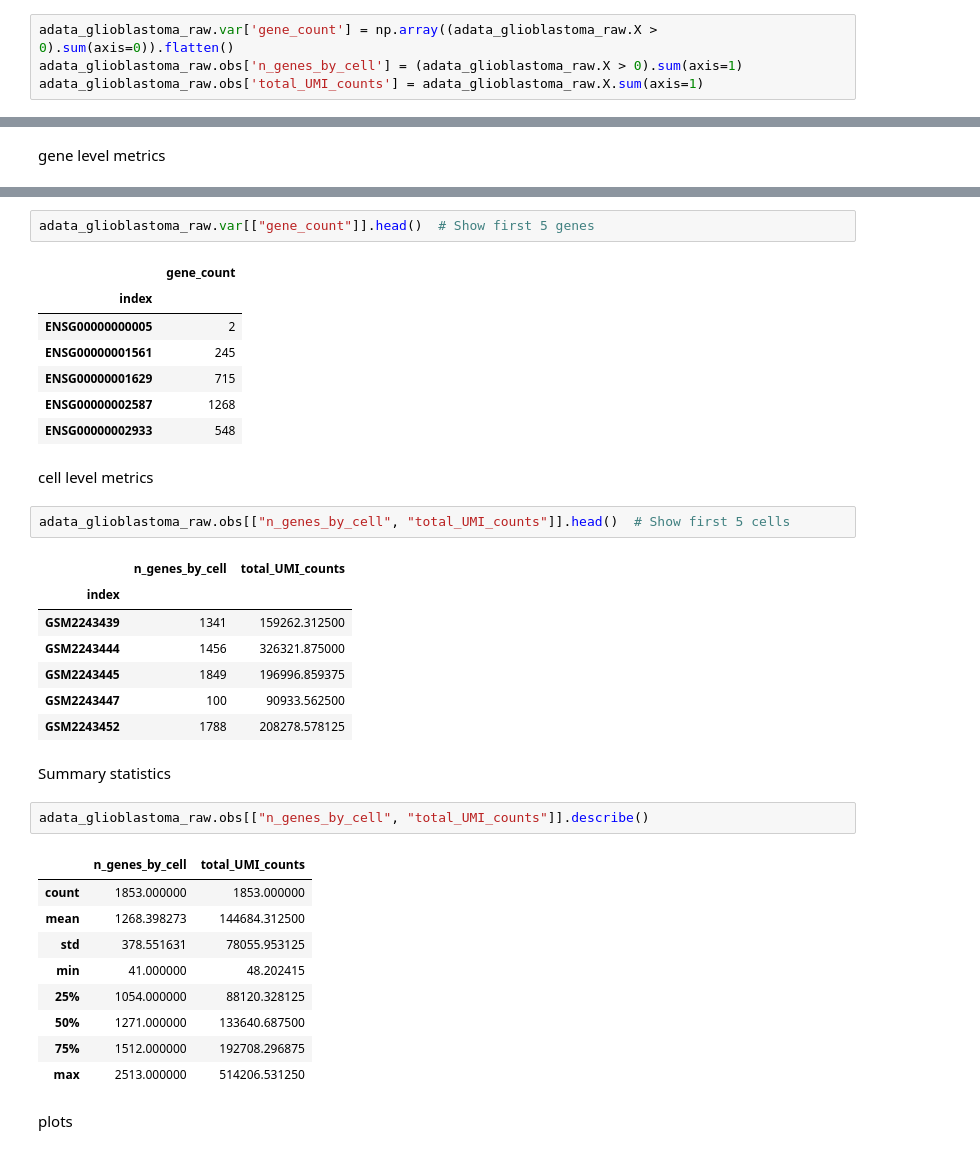
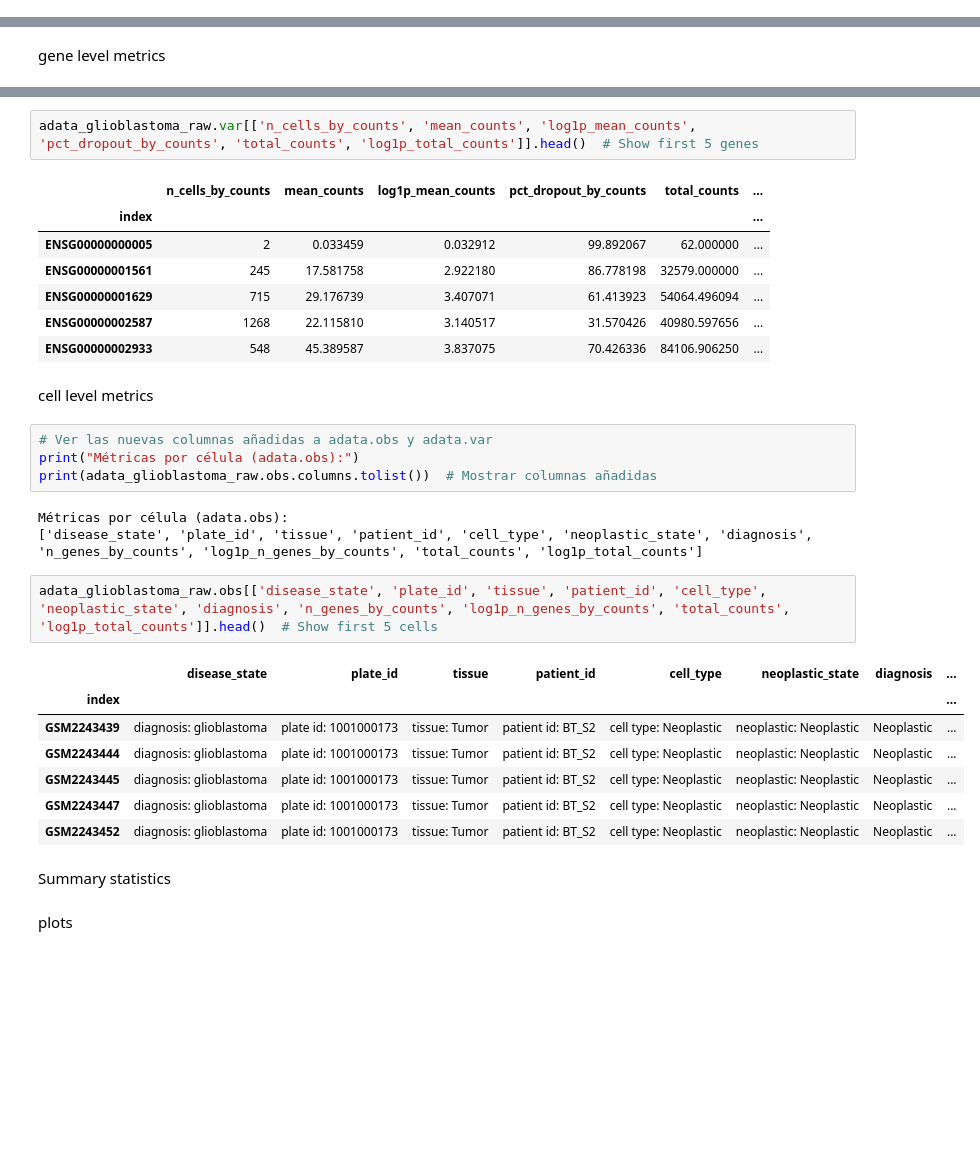
Before and after one commit to henrysaenz/eda_rna, a Jupyter notebook: _sources/raw_data.ipynb, the cells around one changed output, grey strips where cells are left out. Cells and saved outputs as stored; diff of their text form; blank space fills up the shorter version.

```diff
--- a/_sources/raw_data.ipynb
+++ b/_sources/raw_data.ipynb
@@ -75,7 +75,3 @@ print(f'Number of genes: {adata_glioblastoma_raw.n_vars}')
 The data contains the following cells and gene count:
 Number of cells: 1853
 Number of genes: 7683
-# %%
-adata_glioblastoma_raw.var['gene_count'] = np.array((adata_glioblastoma_raw.X > 0).sum(axis=0)).flatten()
-adata_glioblastoma_raw.obs['n_genes_by_cell'] = (adata_glioblastoma_raw.X > 0).sum(axis=1)
-adata_glioblastoma_raw.obs['total_UMI_counts'] = adata_glioblastoma_raw.X.sum(axis=1)
@@ -84,39 +92,34 @@ gene level metrics
 # %%
-adata_glioblastoma_raw.var[["gene_count"]].head()  # Show first 5 genes
+adata_glioblastoma_raw.var[['n_cells_by_counts', 'mean_counts', 'log1p_mean_counts', 'pct_dropout_by_counts', 'total_counts', 'log1p_total_counts']].head()  # Show first 5 genes
 # %% [output]
-|  | gene_count |
-| index |  |
-| ENSG00000000005 | 2 |
-| ENSG00000001561 | 245 |
-| ENSG00000001629 | 715 |
-| ENSG00000002587 | 1268 |
-| ENSG00000002933 | 548 |
+|  | n_cells_by_counts | mean_counts | log1p_mean_counts | pct_dropout_by_counts | total_counts | ... |
+| index |  |  |  |  |  | ... |
+| ENSG00000000005 | 2 | 0.033459 | 0.032912 | 99.892067 | 62.000000 | ... |
+| ENSG00000001561 | 245 | 17.581758 | 2.922180 | 86.778198 | 32579.000000 | ... |
+| ENSG00000001629 | 715 | 29.176739 | 3.407071 | 61.413923 | 54064.496094 | ... |
+| ENSG00000002587 | 1268 | 22.115810 | 3.140517 | 31.570426 | 40980.597656 | ... |
+| ENSG00000002933 | 548 | 45.389587 | 3.837075 | 70.426336 | 84106.906250 | ... |
 # %% [markdown]
 cell level metrics
+# %%
+# Ver las nuevas columnas añadidas a adata.obs y adata.var
+print("Métricas por célula (adata.obs):")
+print(adata_glioblastoma_raw.obs.columns.tolist())  # Mostrar columnas añadidas
+# %% [output]
+Métricas por célula (adata.obs):
+['disease_state', 'plate_id', 'tissue', 'patient_id', 'cell_type', 'neoplastic_state', 'diagnosis', 'n_genes_by_counts', 'log1p_n_genes_by_counts', 'total_counts', 'log1p_total_counts']
 # %%
-adata_glioblastoma_raw.obs[["n_genes_by_cell", "total_UMI_counts"]].head()  # Show first 5 cells
+adata_glioblastoma_raw.obs[['disease_state', 'plate_id', 'tissue', 'patient_id', 'cell_type', 'neoplastic_state', 'diagnosis', 'n_genes_by_counts', 'log1p_n_genes_by_counts', 'total_counts', 'log1p_total_counts']].head()  # Show first 5 cells
 # %% [output]
-|  | n_genes_by_cell | total_UMI_counts |
-| index |  |  |
-| GSM2243439 | 1341 | 159262.312500 |
-| GSM2243444 | 1456 | 326321.875000 |
-| GSM2243445 | 1849 | 196996.859375 |
-| GSM2243447 | 100 | 90933.562500 |
-| GSM2243452 | 1788 | 208278.578125 |
+|  | disease_state | plate_id | tissue | patient_id | cell_type | neoplastic_state | diagnosis | ... |
+| index |  |  |  |  |  |  |  | ... |
+| GSM2243439 | diagnosis: glioblastoma | plate id: 1001000173 | tissue: Tumor | patient id: BT_S2 | cell type: Neoplastic | neoplastic: Neoplastic | Neoplastic | ... |
+| GSM2243444 | diagnosis: glioblastoma | plate id: 1001000173 | tissue: Tumor | patient id: BT_S2 | cell type: Neoplastic | neoplastic: Neoplastic | Neoplastic | ... |
+| GSM2243445 | diagnosis: glioblastoma | plate id: 1001000173 | tissue: Tumor | patient id: BT_S2 | cell type: Neoplastic | neoplastic: Neoplastic | Neoplastic | ... |
+| GSM2243447 | diagnosis: glioblastoma | plate id: 1001000173 | tissue: Tumor | patient id: BT_S2 | cell type: Neoplastic | neoplastic: Neoplastic | Neoplastic | ... |
+| GSM2243452 | diagnosis: glioblastoma | plate id: 1001000173 | tissue: Tumor | patient id: BT_S2 | cell type: Neoplastic | neoplastic: Neoplastic | Neoplastic | ... |
 # %% [markdown]
 Summary statistics
-# %%
-adata_glioblastoma_raw.obs[["n_genes_by_cell", "total_UMI_counts"]].describe()
-# %% [output]
-|  | n_genes_by_cell | total_UMI_counts |
-| count | 1853.000000 | 1853.000000 |
-| mean | 1268.398273 | 144684.312500 |
-| std | 378.551631 | 78055.953125 |
-| min | 41.000000 | 48.202415 |
-| 25% | 1054.000000 | 88120.328125 |
-| 50% | 1271.000000 | 133640.687500 |
-| 75% | 1512.000000 | 192708.296875 |
-| max | 2513.000000 | 514206.531250 |
 # %% [markdown]
 plots
 # %%
```
Also changed, not shown: parts of 10 cells of this notebook, 2 other files.
